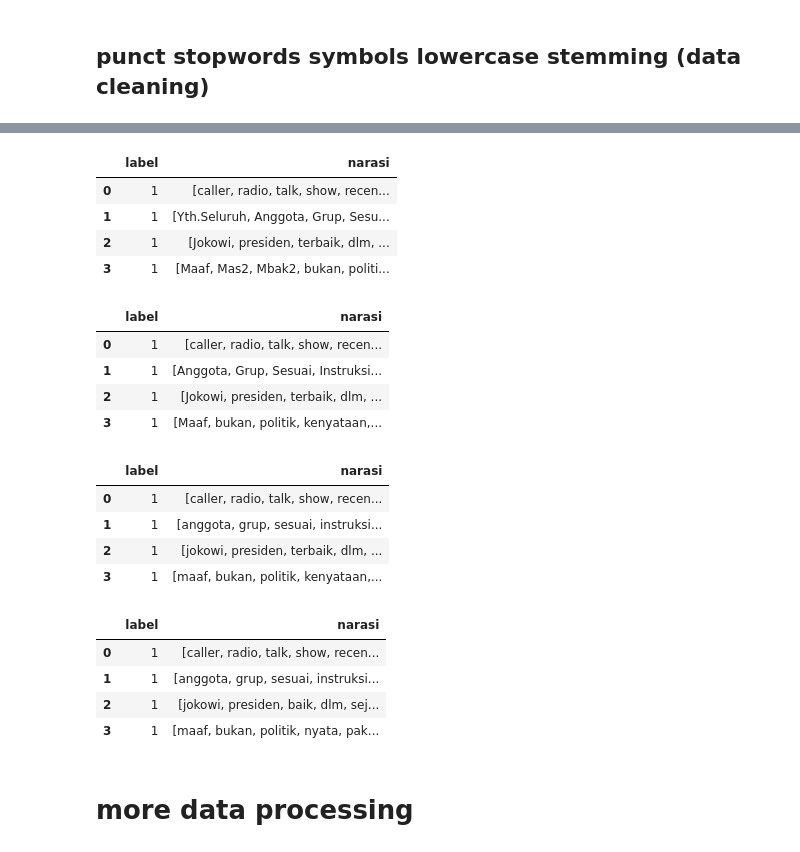
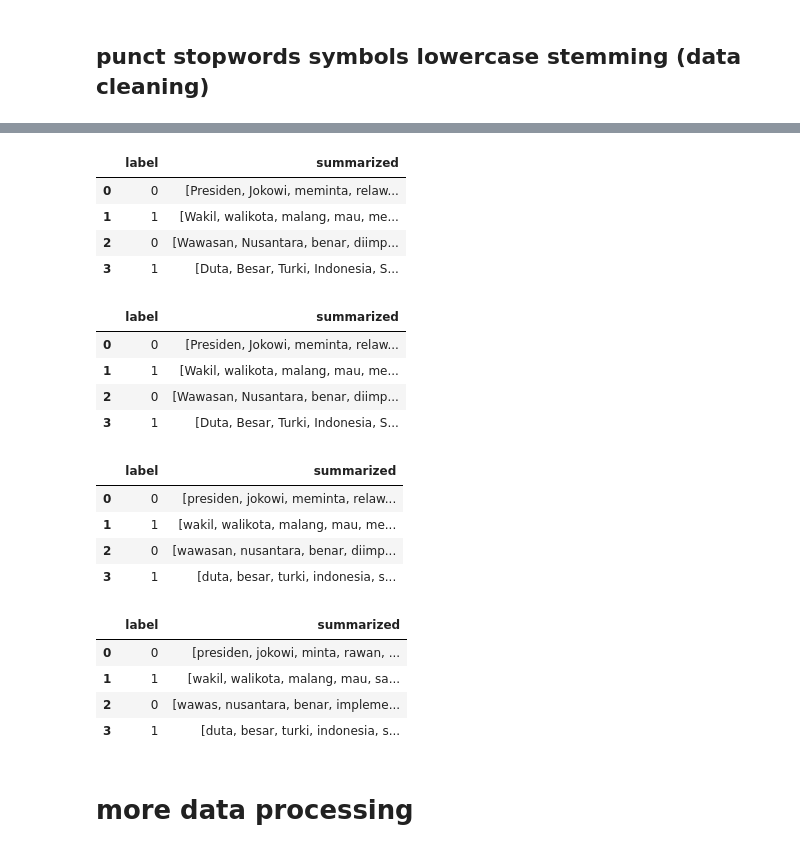
Before and after one commit to RasyaDevansyah/IndonesiaFakeNewsDetection, a Jupyter notebook: AI/FakeNewsDetection_NaiveBayes.ipynb, the cells around one changed output, grey strips where cells are left out. Drawn from its saved outputs; the diff is of its cells as text; code cells hidden in the pictures.

```diff
--- a/AI/FakeNewsDetection_NaiveBayes.ipynb
+++ b/AI/FakeNewsDetection_NaiveBayes.ipynb
@@ -27,0 +163,15 @@ train = train.drop(['ID', 'tanggal', 'nama file gambar', 'judul'], axis = 1)
+# %%
+# Sample equally from cnn_news, kompas_news, and tempo_news to total 10k (approx. 3333 each)
+n_each = 6000 // 3
+
+cnn_sample = cnn_news.sample(n=n_each, random_state=42)
+kompas_sample = kompas_news.sample(n=n_each, random_state=42)
+tempo_sample = tempo_news.sample(n=n_each, random_state=42)  # Adjust for rounding
+
+# Concatenate the samples
+combined_news = pd.concat([cnn_sample, kompas_sample, tempo_sample], ignore_index=True)
+
+# Shuffle the combined dataframe
+combined_news = combined_news.sample(frac=1, random_state=42).reset_index(drop=True)
+
+combined_news.info()
@@ -28,2 +188,11 @@ train = train.drop(['ID', 'tanggal', 'nama file gambar', 'judul'], axis = 1)
+# %%
+# Combine combined_news (10k, mostly non-hoax) and hoax_news (10k, all hoax) for 20k train data
+train = pd.concat([
+    combined_news,
+    hoax_news.sample(n=6000, random_state=42)  # sample 10k hoax to balance
+], ignore_index=True)
+
+# Shuffle the combined train data
+train = train.sample(frac=1, random_state=42).reset_index(drop=True)
 # %%
 train.info()
@@ -78,8 +224,8 @@ train.head(4)
 # %%
 # Tokenize
-
 from nltk import word_tokenize
-
-train["narasi"] = train["narasi"].apply(word_tokenize)
+# Fill NaN values with empty string to avoid TypeError during tokenization
+train["summarized"] = train["summarized"].fillna("")
+train["summarized"] = train["summarized"].apply(word_tokenize)
 train.head(4)
 # %% [output]
@@ -96,6 +242,6 @@ import string
 def remove_punctuation(tokens):
     return [token for token in tokens if token not in string.punctuation]
 
-train["narasi"] = train["narasi"].apply(remove_punctuation)
+train["summarized"] = train["summarized"].apply(remove_punctuation)
 train.head(4)
 # %% [output]
@@ -132,6 +280,6 @@ def remove_stopwords(tokens):
     return [word for word in tokens if word.lower() not in combined_stopwords]
 
 # Apply to DataFrame
-train["narasi"] = train["narasi"].apply(remove_stopwords)
+train["summarized"] = train["summarized"].apply(remove_stopwords)
 train.head(4)  # Check results
 # %% [output]
@@ -139,32 +288,32 @@ train.head(4)  # Check results
 [nltk_data]   Package stopwords is already up-to-date!
-|  | label | narasi |
-| 0 | 1 | [caller, radio, talk, show, recen... |
-| 1 | 1 | [Yth.Seluruh, Anggota, Grup, Sesu... |
-| 2 | 1 | [Jokowi, presiden, terbaik, dlm, ... |
-| 3 | 1 | [Maaf, Mas2, Mbak2, bukan, politi... |
+|  | label | summarized |
+| 0 | 0 | [Presiden, Jokowi, meminta, relaw... |
+| 1 | 1 | [Wakil, walikota, malang, mau, me... |
+| 2 | 0 | [Wawasan, Nusantara, benar, diimp... |
+| 3 | 1 | [Duta, Besar, Turki, Indonesia, S... |
 # %%
 # symbols -> isalpha()
 def remove_symbols(tokens):
     return [word for word in tokens if word.isalpha()]
 
-train["narasi"] = train["narasi"].apply(remove_symbols)
+train["summarized"] = train["summarized"].apply(remove_symbols)
 train.head(4)
 # %% [output]
-|  | label | narasi |
-| 0 | 1 | [caller, radio, talk, show, recen... |
-| 1 | 1 | [Anggota, Grup, Sesuai, Instruksi... |
-| 2 | 1 | [Jokowi, presiden, terbaik, dlm, ... |
-| 3 | 1 | [Maaf, bukan, politik, kenyataan,... |
+|  | label | summarized |
+| 0 | 0 | [Presiden, Jokowi, meminta, relaw... |
+| 1 | 1 | [Wakil, walikota, malang, mau, me... |
+| 2 | 0 | [Wawasan, Nusantara, benar, diimp... |
+| 3 | 1 | [Duta, Besar, Turki, Indonesia, S... |
 # %%
 # case folding -> lower()
-train["narasi"] = train["narasi"].apply(lambda tokens: [word.lower() for word in tokens])
+train["summarized"] = train["summarized"].apply(lambda tokens: [word.lower() for word in tokens])
 train.head(4)
 # %% [output]
-|  | label | narasi |
-| 0 | 1 | [caller, radio, talk, show, recen... |
-| 1 | 1 | [anggota, grup, sesuai, instruksi... |
-| 2 | 1 | [jokowi, presiden, terbaik, dlm, ... |
-| 3 | 1 | [maaf, bukan, politik, kenyataan,... |
+|  | label | summarized |
+| 0 | 0 | [presiden, jokowi, meminta, relaw... |
+| 1 | 1 | [wakil, walikota, malang, mau, me... |
+| 2 | 0 | [wawasan, nusantara, benar, diimp... |
+| 3 | 1 | [duta, besar, turki, indonesia, s... |
 # %%
 # stemming -> https://pypi.org/project/Sastrawi/
 from Sastrawi.Stemmer.StemmerFactory import StemmerFactory
@@ -181,14 +330,14 @@ def stem_tokens(tokens):
     return stemmed_sentence.split()
 
 # Apply to the DataFrame
-train["narasi"] = train["narasi"].apply(stem_tokens)
+train["summarized"] = train["summarized"].apply(stem_tokens)
 train.head(4)
 # %% [output]
-|  | label | narasi |
-| 0 | 1 | [caller, radio, talk, show, recen... |
-| 1 | 1 | [anggota, grup, sesuai, instruksi... |
-| 2 | 1 | [jokowi, presiden, baik, dlm, sej... |
-| 3 | 1 | [maaf, bukan, politik, nyata, pak... |
+|  | label | summarized |
+| 0 | 0 | [presiden, jokowi, minta, rawan, ... |
+| 1 | 1 | [wakil, walikota, malang, mau, sa... |
+| 2 | 0 | [wawas, nusantara, benar, impleme... |
+| 3 | 1 | [duta, besar, turki, indonesia, s... |
 # %%
 train.to_csv('processed_data.csv', index=False)  # No row numbers
 # %%
```
Also changed, not shown: parts of 31 cells of this notebook, 4 other files.
